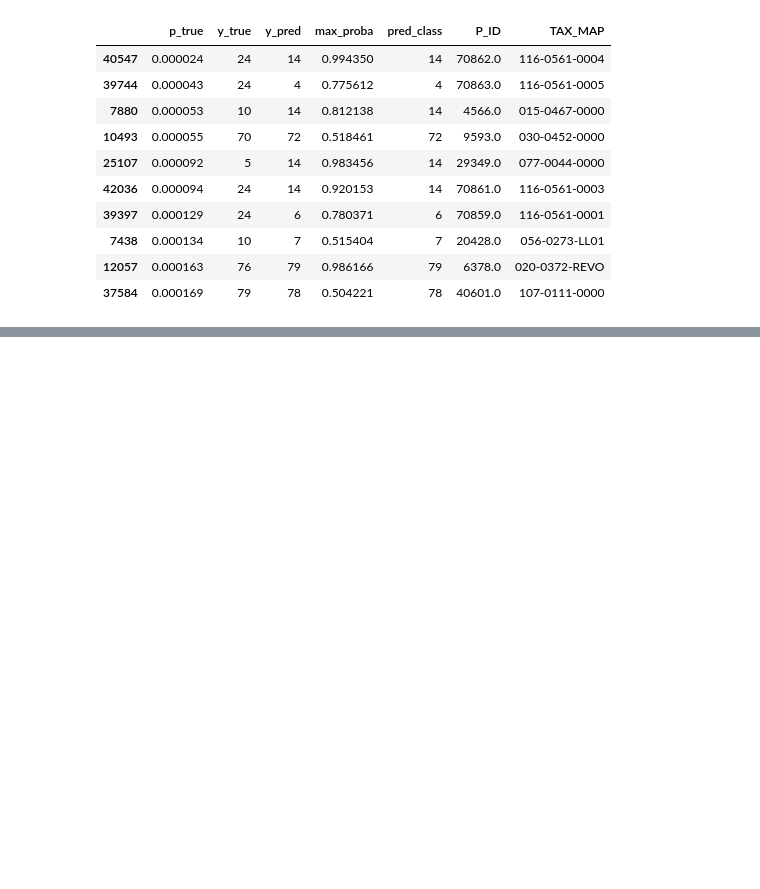
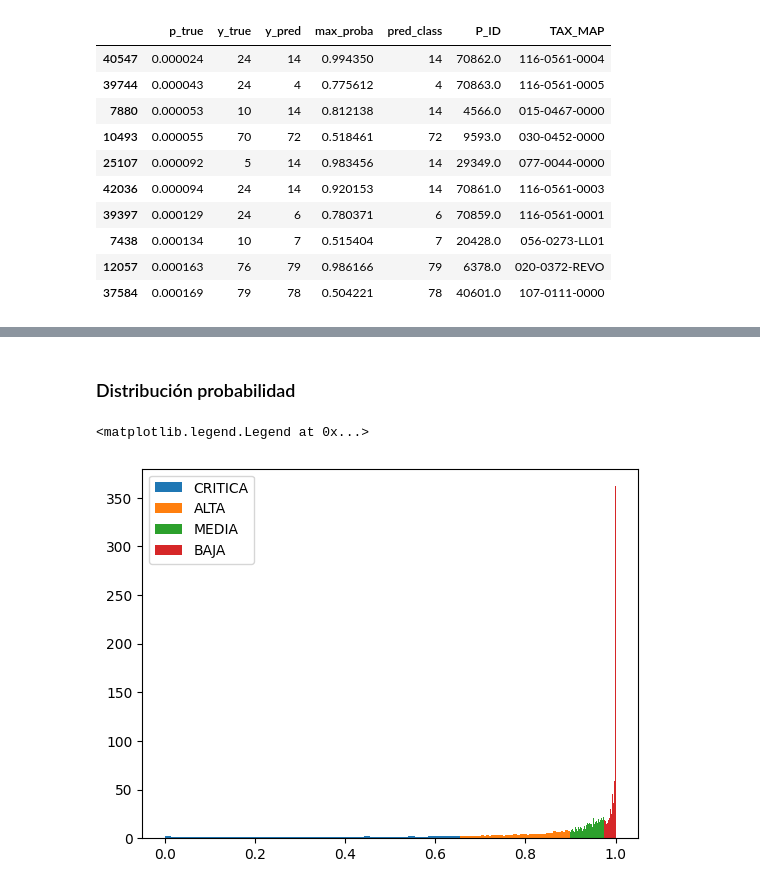
Before and after one commit to juanorion1/Prueba_Tributi, a Jupyter notebook: notebooks/data_prep_best_model.ipynb, the cells around one changed output, grey strips where cells are left out. Saved outputs shown, nothing was run; the diff lists cells and outputs as text; code cells hidden in the pictures; blank space fills up the shorter version.

Commit message:
Se agrega modelo, adicional se calcula nivel de alerta

```diff
--- a/notebooks/data_prep_best_model.ipynb
+++ b/notebooks/data_prep_best_model.ipynb
@@ -393,7 +385,14 @@ XGBoost
 ## Entrenamiento mejor modelo.
 - Se escoge XGBoost
 # %%
-best_name = result_cv["model"].values[0]
-best_pipe = pipelines[best_name]
+if not is_model:
+    best_name = "XGBoost" #result_cv["model"].values[0]
+    best_pipe = pipelines[best_name]
 
-best_pipe.fit(X_train, y_train_enc)
+    best_pipe.fit(X_train, y_train_enc)
+    with open("modelo_xgb.pkl", "wb") as f:
+        pickle.dump(best_pipe, f)
+else:
+
+    with open("modelo_xgb.pkl", "rb") as f:
+        best_pipe = pickle.load(f)
@@ -492,3 +473,14 @@ df_top10
 | 7438 | 0.000134 | 10 | 7 | 0.515404 | 7 | 20428.0 | 056-0273-LL01 |
 | 12057 | 0.000163 | 76 | 79 | 0.986166 | 79 | 6378.0 | 020-0372-REVO |
 | 37584 | 0.000169 | 79 | 78 | 0.504221 | 78 | 40601.0 | 107-0111-0000 |
+# %%
+ind_test = X_test.index
+df_final = df_model.loc[ind_test]
+df_final.loc[:,"p_true"] = p_true
+df_final.loc[:,"pred_class"] = le.inverse_transform(y_proba.argmax(axis=1))
+
+## Nivel alerta
+grupo_alerta, corte = pd.qcut(p_true, q=4, labels=["CRITICA", "ALTA", "MEDIA", "BAJA" ], retbins=True, duplicates="drop")
+df_final.loc[:,"nivel_alerta"] = grupo_alerta
+
+df_final
@@ -494,0 +505,15 @@ df_top10
+# %% [markdown]
+### Distribución probabilidad
+# %%
+prob_crit = df_final[df_final["nivel_alerta"] == "CRITICA"]["p_true"]
+prob_alta = df_final[df_final["nivel_alerta"] == "ALTA"]["p_true"]
+prob_media = df_final[df_final["nivel_alerta"] == "MEDIA"]["p_true"]
+prob_baja = df_final[df_final["nivel_alerta"] == "BAJA"]["p_true"]
+plt.hist(prob_crit, bins=int(np.sqrt(len(prob_crit))), density=True, label="CRITICA")
+plt.hist(prob_alta, bins=int(np.sqrt(len(prob_alta))), density=True, label="ALTA")
+plt.hist(prob_media, bins=int(np.sqrt(len(prob_media))), density=True, label="MEDIA")
+plt.hist(prob_baja, bins=int(np.sqrt(len(prob_baja))), density=True, label="BAJA")
+plt.legend(loc=0)
+# %% [output]
+<matplotlib.legend.Legend at 0x...>
+[figure, added]
```
Also changed, not shown: parts of 5 cells of this notebook, 1 other file.
